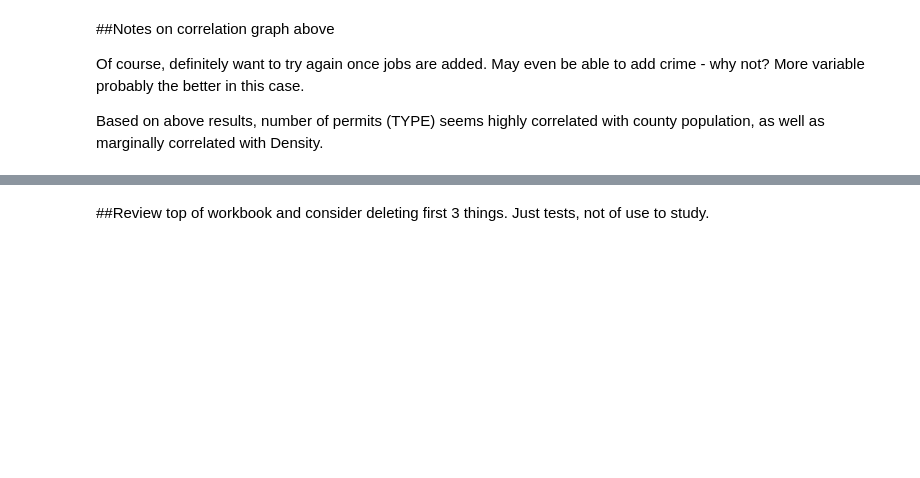
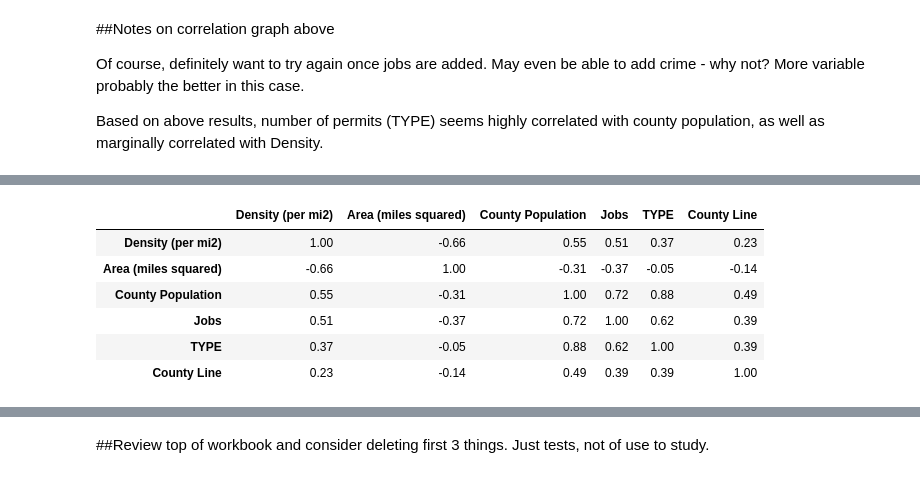
Before and after one commit to BrianKEverett/County-Line, a Jupyter notebook: Dissertation_Everett.ipynb, the cells around one changed output, grey strips where cells are left out. Saved outputs shown, nothing was run; the diff lists cells and outputs as text; code cells hidden in the pictures; blank space fills up the shorter version.

```diff
--- a/Dissertation_Everett.ipynb
+++ b/Dissertation_Everett.ipynb
@@ -599,0 +688,11 @@ Based on above results, number of permits (TYPE) seems highly correlated with co
+# %%
+corr = countyline[['Density (per mi2)','Area (miles squared)','County Population', 'Jobs','TYPE', 'County Line']].corr()
+corr.style.background_gradient(cmap='coolwarm').set_precision(2)
+# %% [output]
+|  | Density (per mi2) | Area (miles squared) | County Population | Jobs | TYPE | County Line |
+| Density (per mi2) | 1.00 | -0.66 | 0.55 | 0.51 | 0.37 | 0.23 |
+| Area (miles squared) | -0.66 | 1.00 | -0.31 | -0.37 | -0.05 | -0.14 |
+| County Population | 0.55 | -0.31 | 1.00 | 0.72 | 0.88 | 0.49 |
+| Jobs | 0.51 | -0.37 | 0.72 | 1.00 | 0.62 | 0.39 |
+| TYPE | 0.37 | -0.05 | 0.88 | 0.62 | 1.00 | 0.39 |
+| County Line | 0.23 | -0.14 | 0.49 | 0.39 | 0.39 | 1.00 |
```
Also changed, not shown: parts of 10 cells of this notebook.
